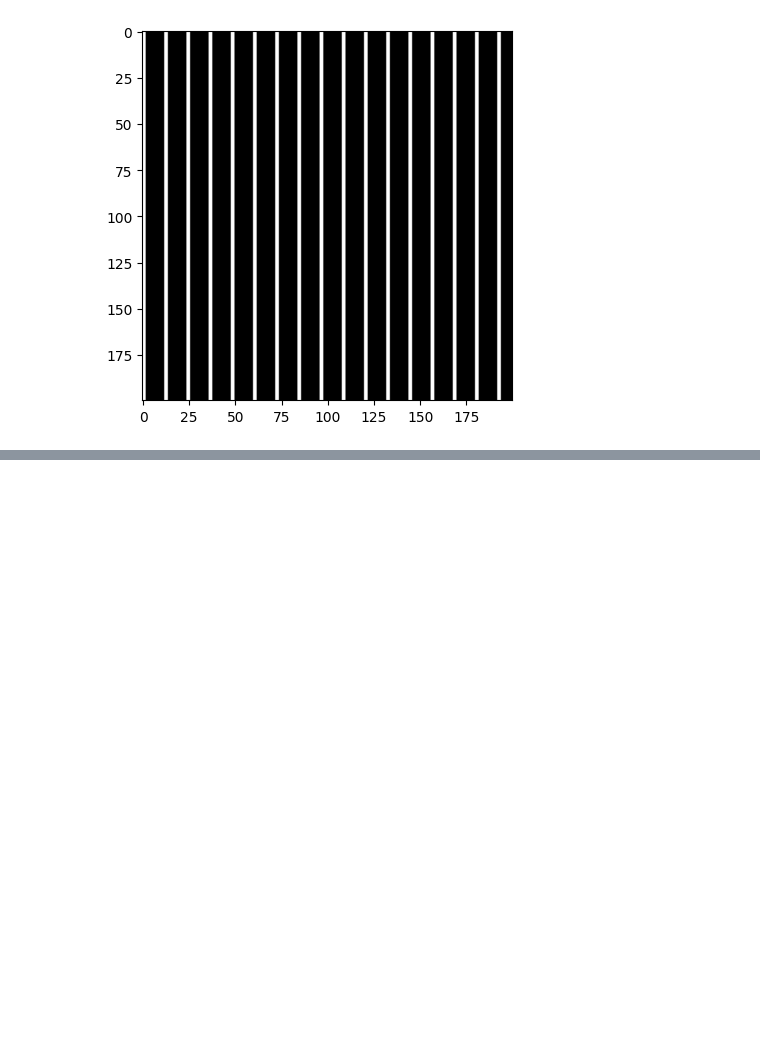
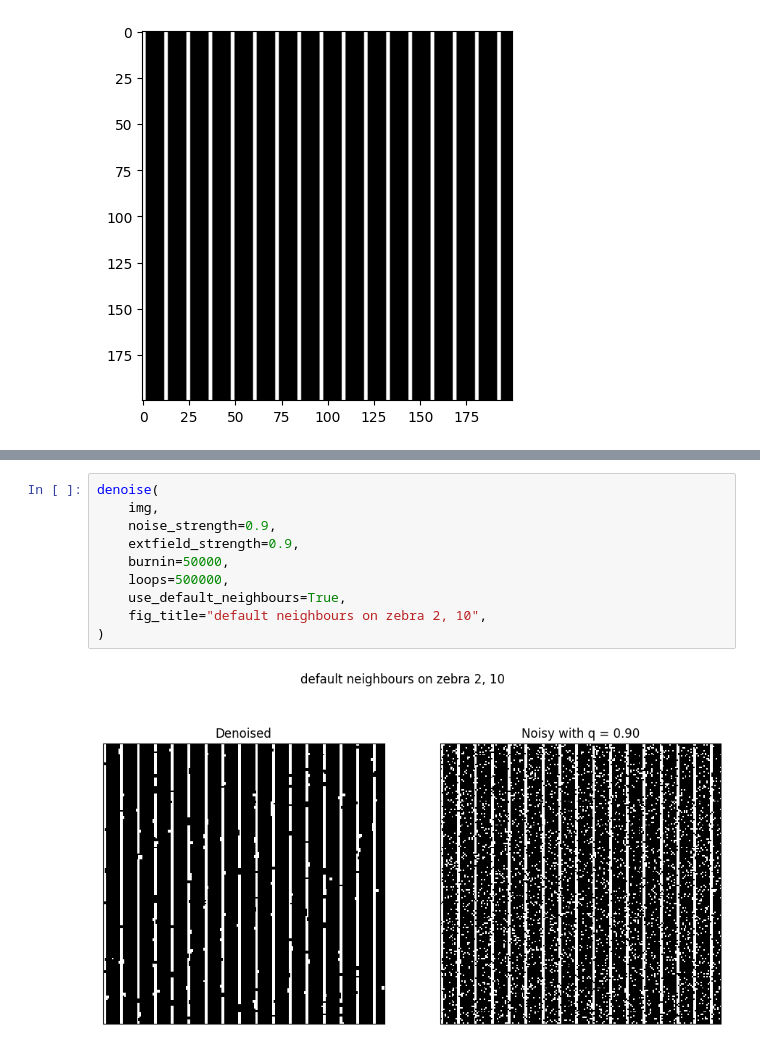
Before and after one commit to szuvarska/ImageDenoising, a Jupyter notebook: zebra_stripes.ipynb, the cells around one changed output, grey strips where cells are left out. Saved outputs shown, nothing was run; the diff lists cells and outputs as text; blank space fills up the shorter version.

```diff
--- a/zebra_stripes.ipynb
+++ b/zebra_stripes.ipynb
@@ -36,0 +49,12 @@ plt.imshow(img, cmap="gray")
+# %%
+denoise(
+    img,
+    noise_strength=0.9,
+    extfield_strength=0.9,
+    burnin=50000,
+    loops=500000,
+    use_default_neighbours=True,
+    fig_title="default neighbours on zebra 2, 10",
+)
+# %% [output]
+[figure, added]
```
Also changed, not shown: parts of 4 cells of this notebook, 1 other file.
